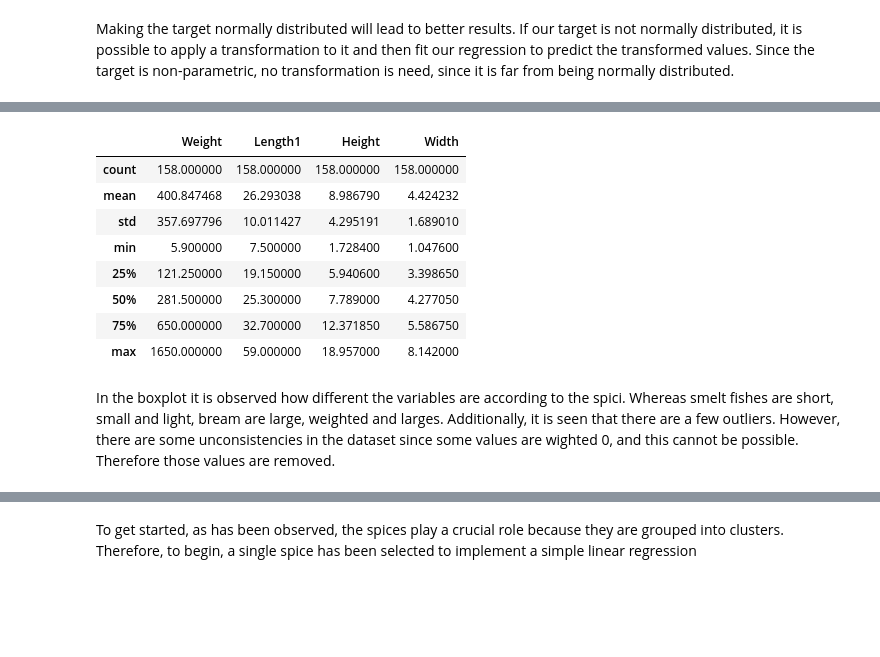
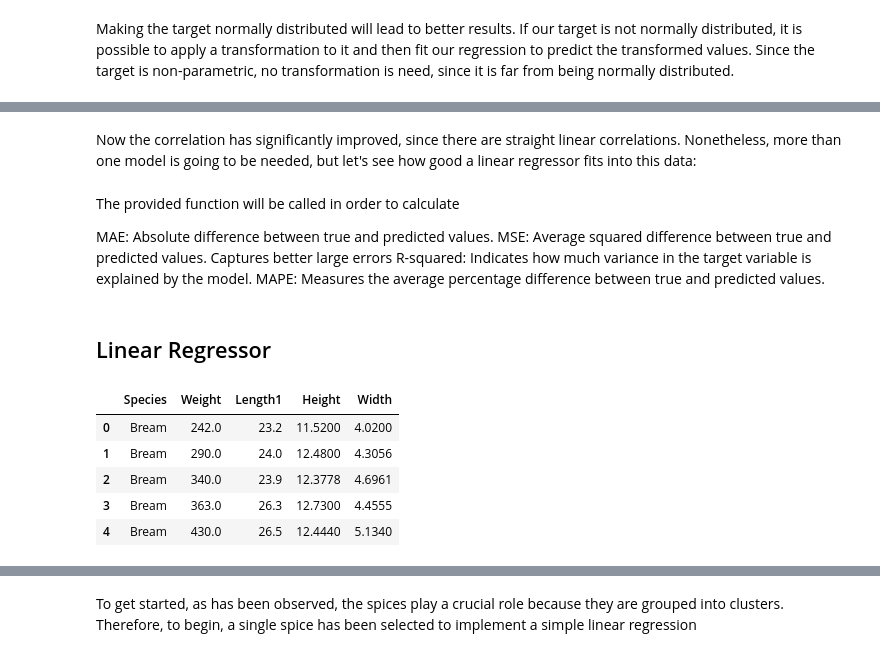
Before and after one commit to manu2022/SML_fish, a Jupyter notebook: fish.ipynb, the cells around one changed output, grey strips where cells are left out. Saved outputs shown, nothing was run; the diff lists cells and outputs as text; code cells hidden in the pictures; blank space fills up the shorter version.

```diff
--- a/fish.ipynb
+++ b/fish.ipynb
@@ -82,3 +134,3 @@ Due to the strong multicollinearity present, Length2 and Length3 are dropped fro
 # %%
-df.drop(columns=['Length2', 'Length3'], inplace=True)
-df = df[df['Weight'] !=0]
+df = df.drop(columns=['Length2', 'Length3'])
+df = df[df['Weight'] != 0]
@@ -100,0 +191,2 @@ sns.boxplot(data=df, x="Species", y="Length1", ax=ax3)
+# %% [markdown]
+Now the correlation has significantly improved, since there are straight linear correlations. Nonetheless, more than one model is going to be needed, but let's see how good a linear regressor fits into this data:
@@ -101,14 +204,18 @@ sns.boxplot(data=df, x="Species", y="Length1", ax=ax3)
+# %% [markdown]
+The provided function will be called in order to calculate
+
+MAE: Absolute difference between true and predicted values.
+MSE: Average squared difference between true and predicted values. Captures better large errors
+R-squared: Indicates how much variance in the target variable is explained by the model.
+MAPE: Measures the average percentage difference between true and predicted values.
+# %% [markdown]
+## Linear Regressor
 # %%
-df.describe()
+df.head()
 # %% [output]
-|  | Weight | Length1 | Height | Width |
-| count | 158.000000 | 158.000000 | 158.000000 | 158.000000 |
-| mean | 400.847468 | 26.293038 | 8.986790 | 4.424232 |
-| std | 357.697796 | 10.011427 | 4.295191 | 1.689010 |
-| min | 5.900000 | 7.500000 | 1.728400 | 1.047600 |
-| 25% | 121.250000 | 19.150000 | 5.940600 | 3.398650 |
-| 50% | 281.500000 | 25.300000 | 7.789000 | 4.277050 |
-| 75% | 650.000000 | 32.700000 | 12.371850 | 5.586750 |
-| max | 1650.000000 | 59.000000 | 18.957000 | 8.142000 |
+|  | Species | Weight | Length1 | Height | Width |
+| 0 | Bream | 242.0 | 23.2 | 11.5200 | 4.0200 |
+| 1 | Bream | 290.0 | 24.0 | 12.4800 | 4.3056 |
+| 2 | Bream | 340.0 | 23.9 | 12.3778 | 4.6961 |
+| 3 | Bream | 363.0 | 26.3 | 12.7300 | 4.4555 |
+| 4 | Bream | 430.0 | 26.5 | 12.4440 | 5.1340 |
-# %% [markdown]
-In the boxplot it is observed how different the variables are according to the spici. Whereas smelt fishes are short, small and light, bream are large, weighted and larges. Additionally, it is seen that there are a few outliers. However, there are some unconsistencies in the dataset since some values are wighted 0, and this cannot be possible. Therefore those values are removed.
```
Also changed, not shown: parts of 53 cells of this notebook, 1 other file.
